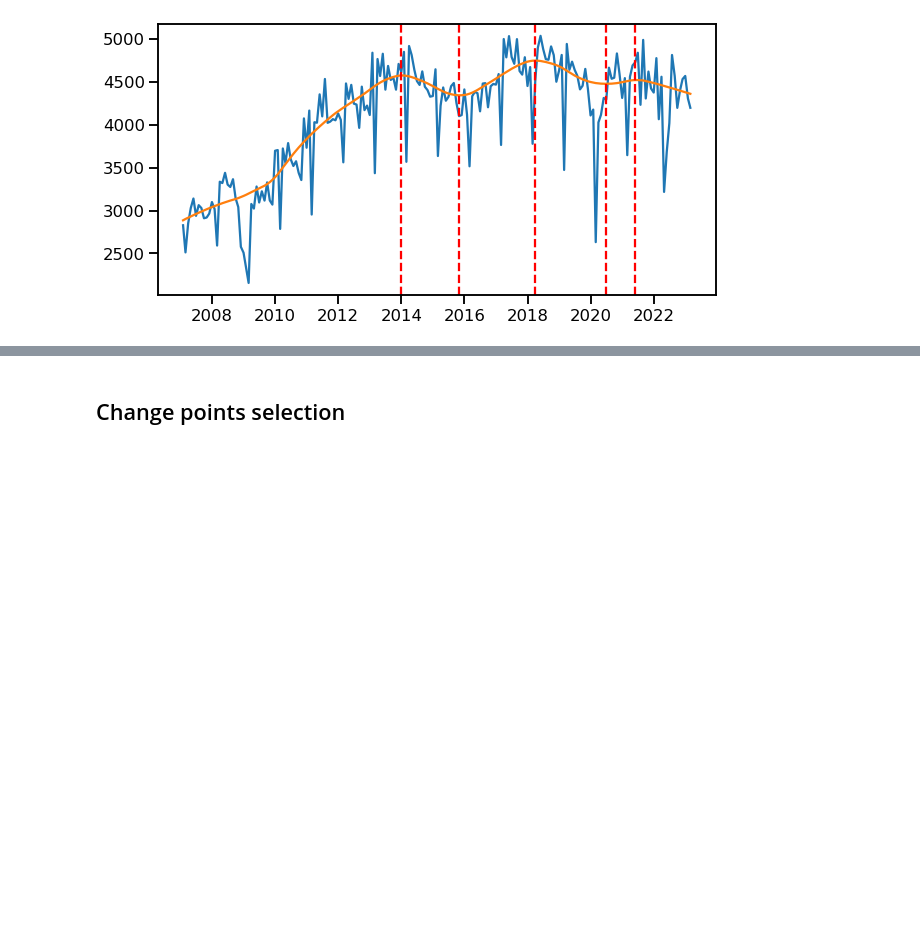
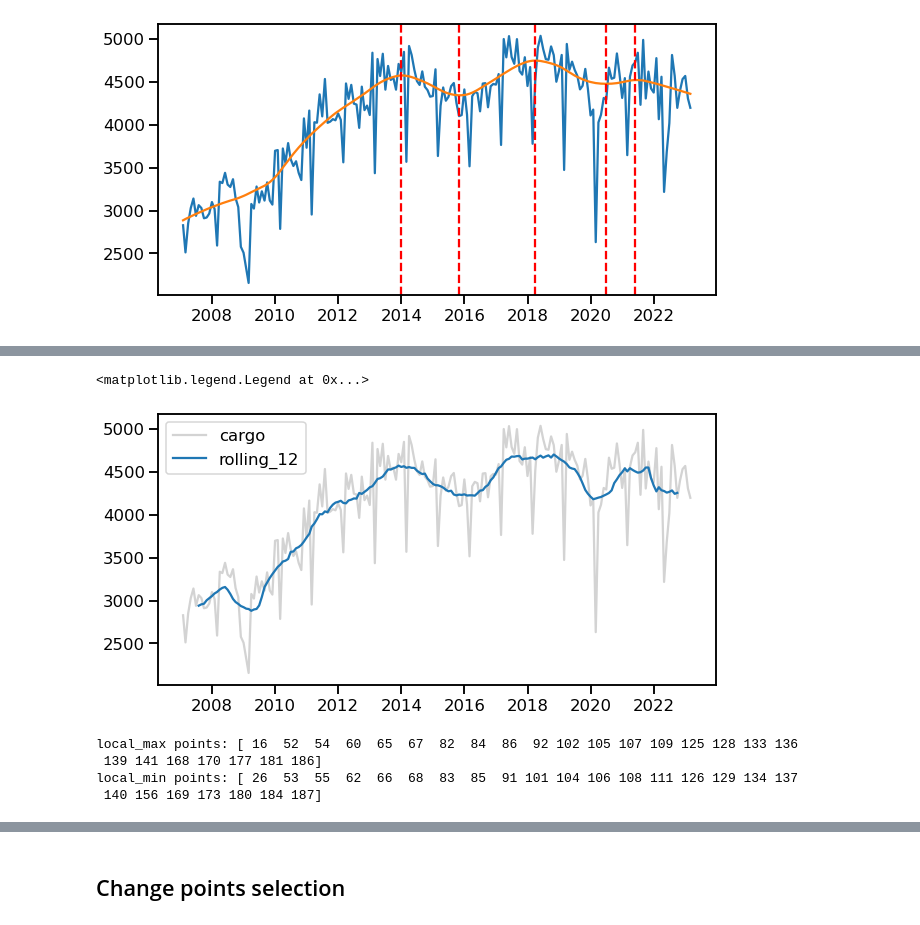
Before and after one commit to 21ckwj/project, a Jupyter notebook: project_container_freight_prediction/2. 데이터분석 및 예측.ipynb, the cells around one changed output, grey strips where cells are left out. Cells and saved outputs as stored; diff of their text form; code cells hidden in the pictures; blank space fills up the shorter version.

```diff
--- a/project_container_freight_prediction/2. 데이터분석 및 예측.ipynb
+++ b/project_container_freight_prediction/2. 데이터분석 및 예측.ipynb
@@ -369,0 +379,24 @@ Change points: 2020-06-30 00:00:00
+# %%
+window = 12
+df_rolling = df_.rolling(window=window,center=True).mean()
+
+fig,ax = plt.subplots(figsize=(10,5))
+
+ax.plot(df_.index, df_['cargo'], label='cargo',color='lightgray')
+ax.plot(df_rolling.index, df_rolling['cargo'], label=f'rolling_{window}')
+ax.legend()
+# %% [output]
+<matplotlib.legend.Legend at 0x...>
+[figure, added]
+# %%
+from scipy.signal import argrelextrema
+local_max_points = argrelextrema(np.array(df_rolling['cargo']), np.greater)[0]
+print(f"local_max points: {local_max_points}")
+
+local_min_points = argrelextrema(np.array(df_rolling['cargo']), np.less)[0]
+print(f"local_min points: {local_min_points}")
+# %% [output]
+local_max points: [ 16  52  54  60  65  67  82  84  86  92 102 105 107 109 125 128 133 136
+ 139 141 168 170 177 181 186]
+local_min points: [ 26  53  55  62  66  68  83  85  91 101 104 106 108 111 126 129 134 137
+ 140 156 169 173 180 184 187]
```
Also changed, not shown: parts of 6 cells of this notebook.
